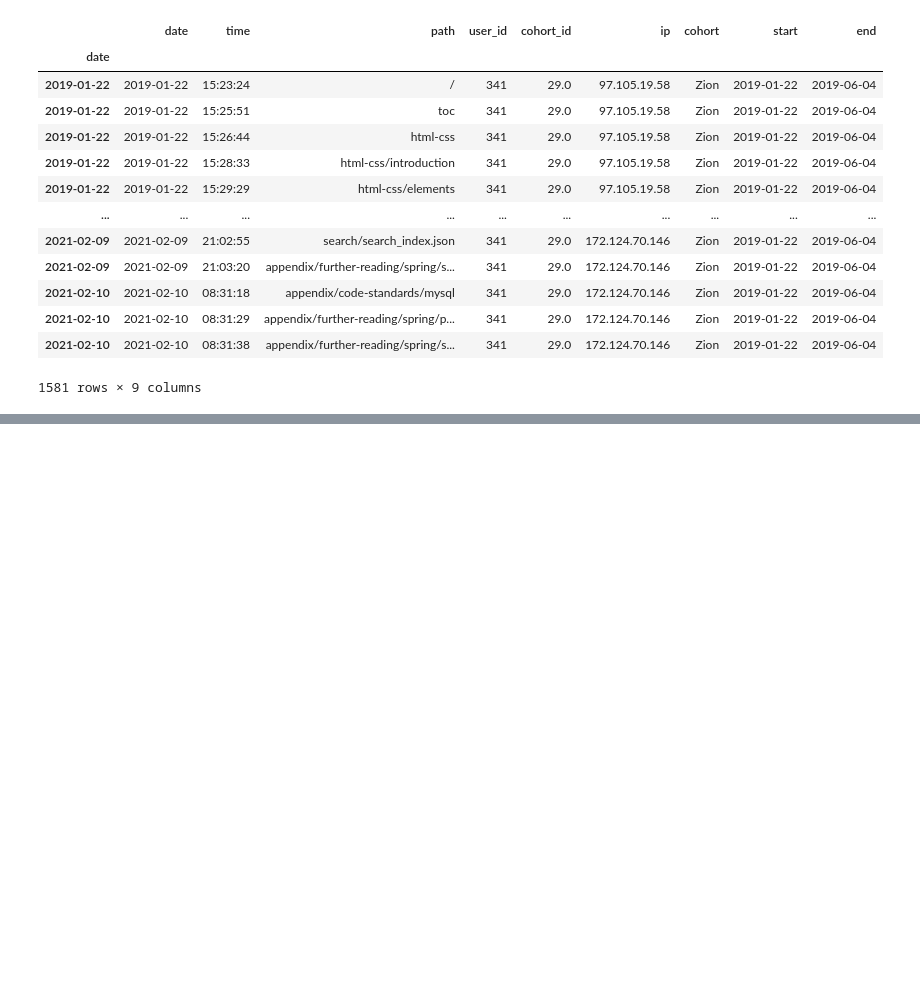
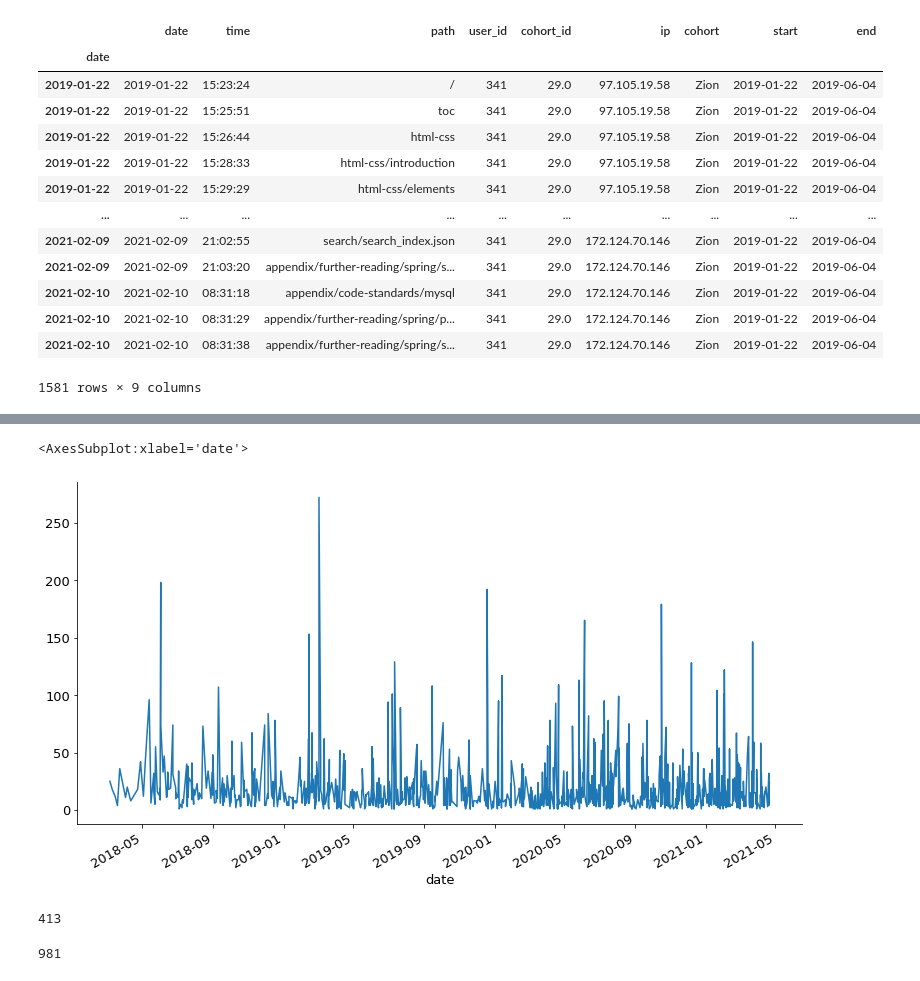
Before and after one commit to watermanbrandyn/anomaly-detection-exercises, a Jupyter notebook: time_series_anomaly_detection.ipynb, the cells around one changed output, grey strips where cells are left out. Cells and saved outputs as stored; diff of their text form; code cells hidden in the pictures; blank space fills up the shorter version.

Commit message:
Detect Timeseries Anomalies exercise

```diff
--- a/time_series_anomaly_detection.ipynb
+++ b/time_series_anomaly_detection.ipynb
@@ -361,0 +372,13 @@ df[df.user_id==341]
+# %%
+anomalies.pages.plot()
+# %% [output]
+<AxesSubplot:xlabel='date'>
+[figure, added]
+# %%
+anomalies.user_id.nunique()
+# %% [output]
+413
+# %%
+df.user_id.nunique()
+# %% [output]
+981
```
Also changed, not shown: parts of 1 cell of this notebook.
